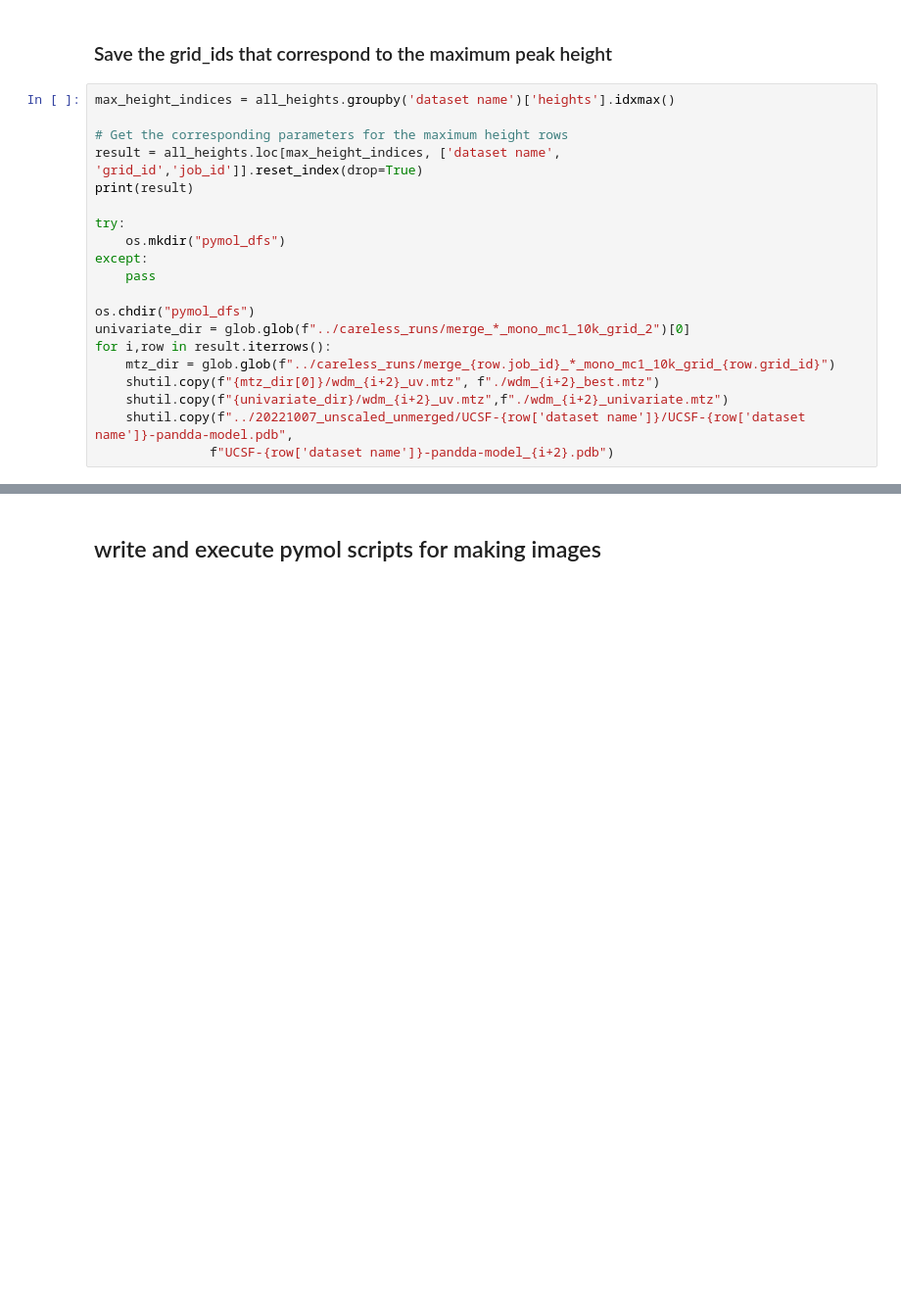
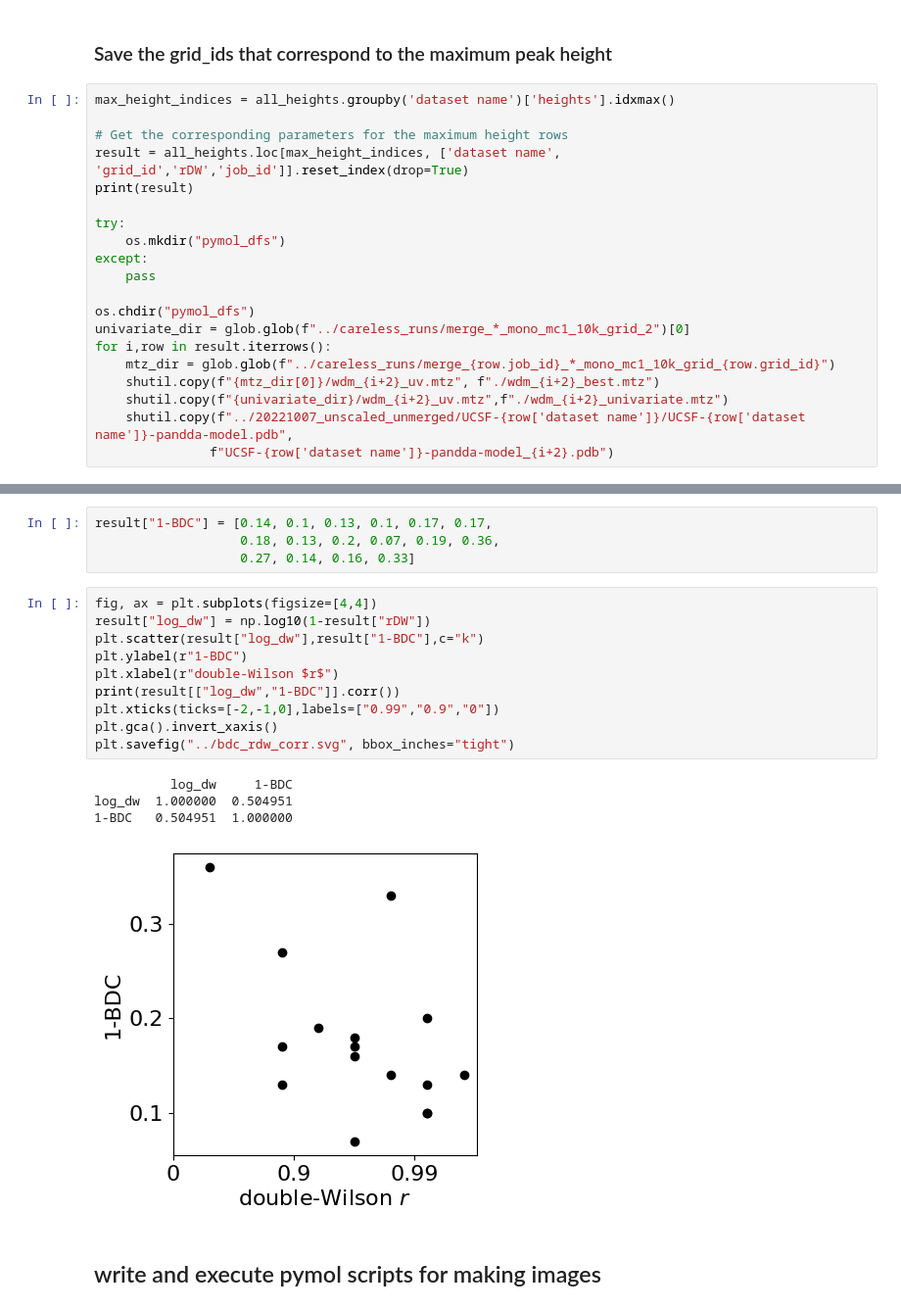
Before and after one commit to Hekstra-Lab/dw-examples, a Jupyter notebook: dfs/Inspect_Careless_param_grid-DFS.ipynb, the cells around one changed output, grey strips where cells are left out. Shown: that part at 98% size. Drawn from its saved outputs; the diff is of its cells as text; blank space fills up the shorter version.

```diff
--- a/dfs/Inspect_Careless_param_grid-DFS.ipynb
+++ b/dfs/Inspect_Careless_param_grid-DFS.ipynb
@@ -517,7 +510,7 @@ plt.show()
 max_height_indices = all_heights.groupby('dataset name')['heights'].idxmax()
 
 # Get the corresponding parameters for the maximum height rows
-result = all_heights.loc[max_height_indices, ['dataset name', 'grid_id','job_id']].reset_index(drop=True)
+result = all_heights.loc[max_height_indices, ['dataset name', 'grid_id','rDW','job_id']].reset_index(drop=True)
 print(result)
 
 try:
@@ -554,3 +549,22 @@ for i,row in result.iterrows():
+# %%
+result["1-BDC"] = [0.14, 0.1, 0.13, 0.1, 0.17, 0.17,
+                   0.18, 0.13, 0.2, 0.07, 0.19, 0.36,
+                   0.27, 0.14, 0.16, 0.33]
+# %%
+fig, ax = plt.subplots(figsize=[4,4])
+result["log_dw"] = np.log10(1-result["rDW"])
+plt.scatter(result["log_dw"],result["1-BDC"],c="k")
+plt.ylabel(r"1-BDC")
+plt.xlabel(r"double-Wilson $r$")
+print(result[["log_dw","1-BDC"]].corr())
+plt.xticks(ticks=[-2,-1,0],labels=["0.99","0.9","0"])
+plt.gca().invert_xaxis()
+plt.savefig("../bdc_rdw_corr.svg", bbox_inches="tight")
+# %% [output]
+          log_dw     1-BDC
+log_dw  1.000000  0.504951
+1-BDC   0.504951  1.000000
+[figure, added]
 # %% [markdown]
 ## write and execute pymol scripts for making images
 # %%
```
Also changed, not shown: parts of 7 cells of this notebook, 33 other files.
